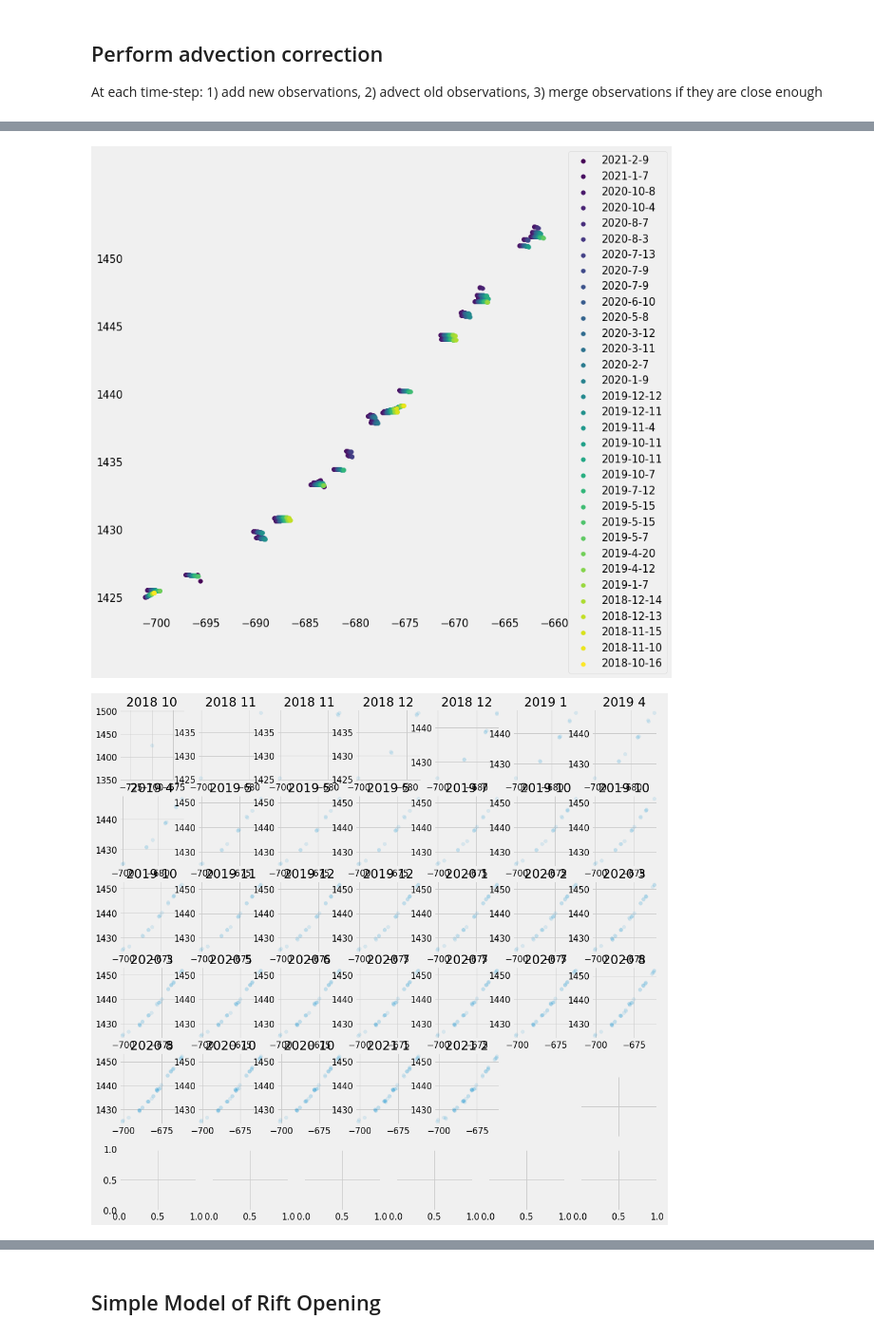
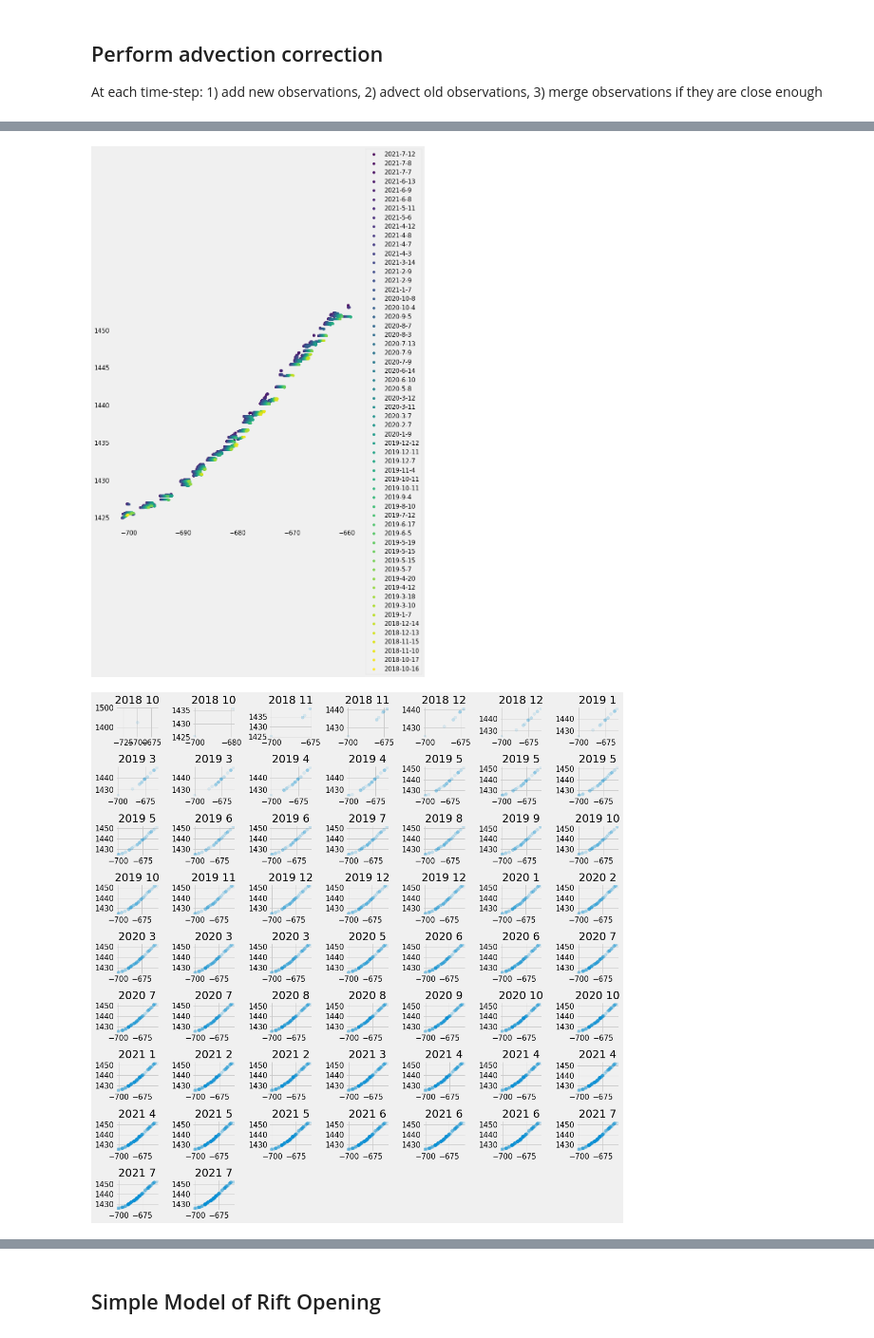
Before and after one commit to bradlipovsky/antarctic-rift-catalog, a Jupyter notebook: analyze_rift_measurements_brunt.ipynb, the cells around one changed output, grey strips where cells are left out. Shown at 95% size. Drawn from its saved outputs; the diff is of its cells as text; code cells hidden in the pictures.

Commit message:
analyze new Brunt/Halloween measurements

```diff
--- a/analyze_rift_measurements_brunt.ipynb
+++ b/analyze_rift_measurements_brunt.ipynb
@@ -138,0 +123,14 @@ rift_obs
+# %%
+#rift_obs
+
+rift_obs_input_path = '/data/fast1/arc/rift_obs'
+shelf_name = 'brunt'
+rift_obs_input_file_name = os.path.join(rift_obs_input_path, shelf_name + '.pkl')
+
+with open(rift_obs_input_file_name, 'rb') as handle:
+    rift_obs = pickle.load(handle)
+
+rift_obs = gpd.GeoDataFrame(
+    rift_obs, geometry=gpd.points_from_xy(rift_obs['x-centroid'], rift_obs['y-centroid']))
+
+display(rift_obs)
@@ -186,7 +199,7 @@ A big assumption here is that we already have measured the orientation of the ri
 transformer = Transformer.from_crs("EPSG:3031", "EPSG:4326")
 geodesic = Geod(ellps='WGS84')
 
-rift_path = pickle.load( open( 'halloween_path.pickle', "rb" ) )
+rift_path = pickle.load( open( '/data/fast1/arc/feature_outlines/halloween_path.pickle', "rb" ) )
 riftx,rifty = np.array(rift_path.xy)
 
 def estimate_local_rift_orientation(pt,x,y):
@@ -338,18 +347,21 @@ plt.grid()
 # plt.ylim((1426,1429))
 plt.show()
 # %% [output]
-[figure, old version]
+[figure, new version]
 # %%
-fig9,ax9 = plt.subplots(7, 6,sharex='all', sharey='all',figsize=(15,15))
+fig9,ax9 = plt.subplots(7, 9,sharex='all', sharey='all',figsize=(15,15))
+#fig9,ax9 = plt.subplots(7, 6,sharex='all', sharey='all',figsize=(15,15))
 # fig9,ax9 = plt.subplots(7, 6,figsize=(15,15))
 
 for item,t,i in zip(list_of_state_vectors,time_vector,np.arange(len(list_of_state_vectors))):
-    plt.subplot(6,7,1+i)
+    #plt.subplot(6,7,1+i)
+    plt.subplot(9,7,1+i)
     plt.scatter(item['x']/1e3,item['y']/1e3,alpha=0.1)
     plt.title('%d %d'%(t.year,t.month))
+plt.tight_layout()
 plt.show()
 # %% [output]
-[figure, old version]
+[figure, new version]
 # %%
 latest = list_of_state_vectors[-1]
 times = latest['t'].apply(lambda x: (x- latest.iloc[0]['t']).days).values
```
Also changed, not shown: parts of 14 cells of this notebook.
